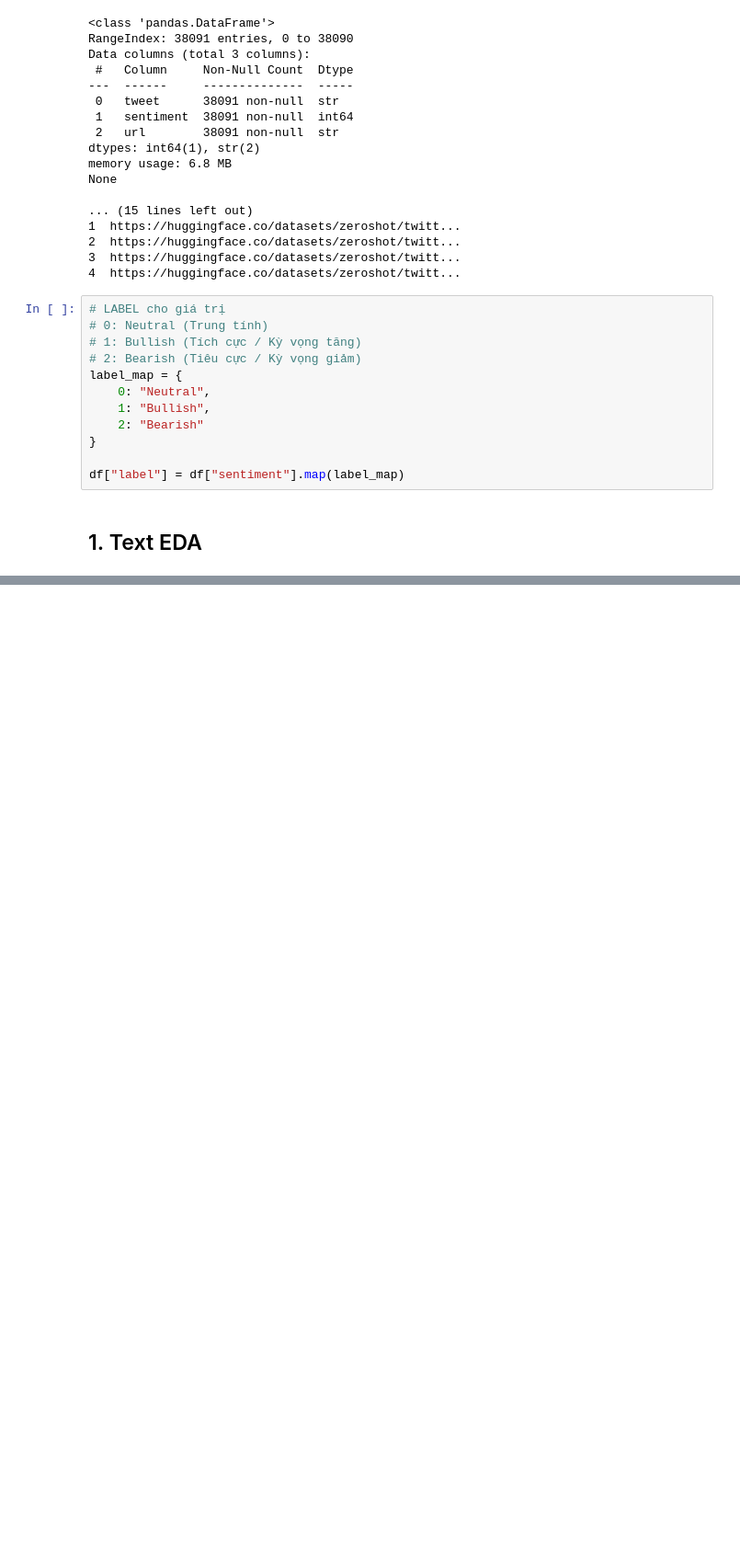
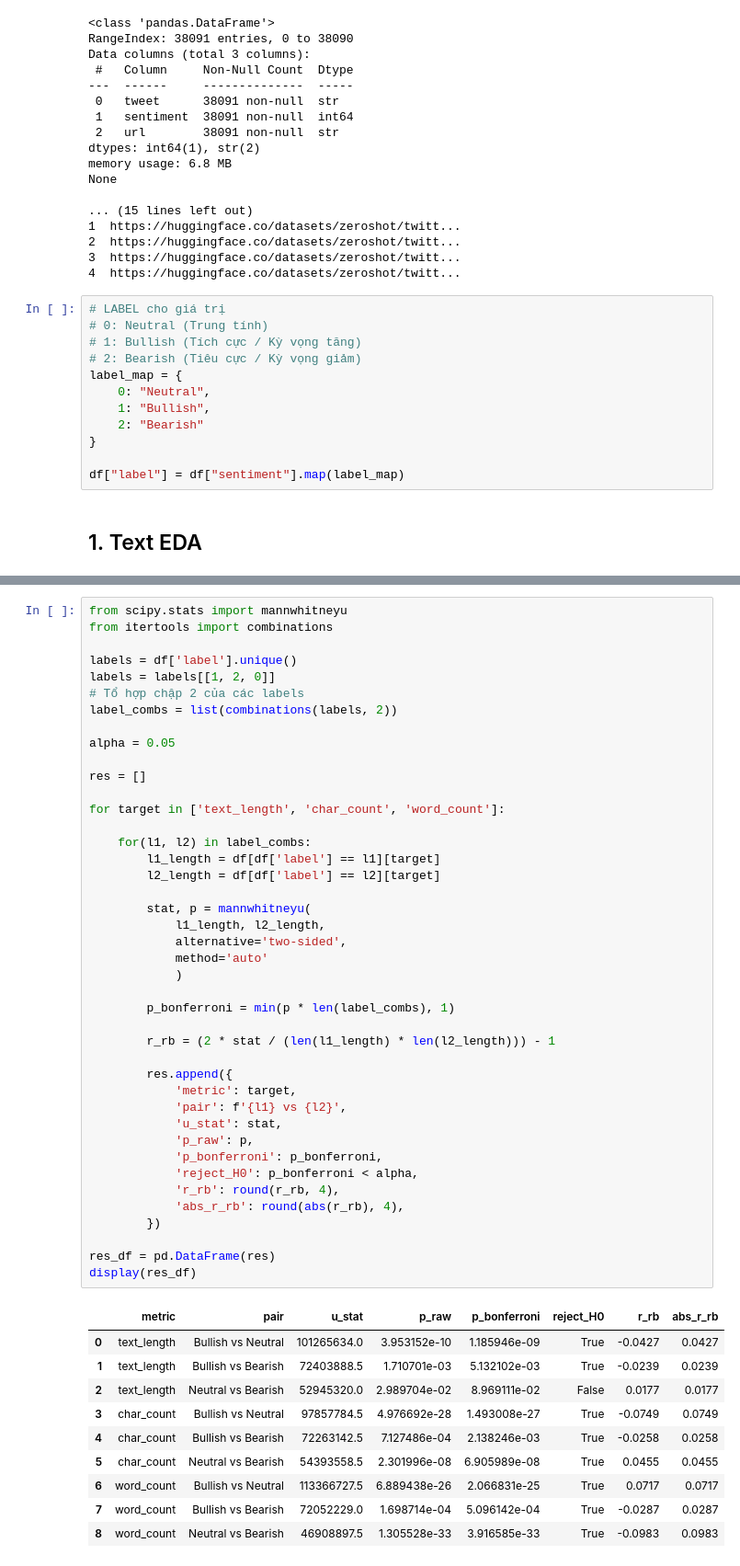
Before and after one commit to Quanbro07/data-mining, a Jupyter notebook: book/06_text_preprocessing.ipynb, the cells around one changed output, grey strips where cells are left out. Shown at 92% size. Saved outputs shown, nothing was run; the diff lists cells and outputs as text; blank space fills up the shorter version.

```diff
--- a/book/06_text_preprocessing.ipynb
+++ b/book/06_text_preprocessing.ipynb
@@ -92,0 +215,53 @@ plot_text_eda(df["tweet"], df['label'])
+# %%
+from scipy.stats import mannwhitneyu
+from itertools import combinations
+
+labels = df['label'].unique()
+labels = labels[[1, 2, 0]]
+# Tổ hợp chập 2 của các labels
+label_combs = list(combinations(labels, 2))
+
+alpha = 0.05
+
+res = []
+
+for target in ['text_length', 'char_count', 'word_count']:
+
+    for(l1, l2) in label_combs:
+        l1_length = df[df['label'] == l1][target]
+        l2_length = df[df['label'] == l2][target]
+
+        stat, p = mannwhitneyu(
+            l1_length, l2_length,
+            alternative='two-sided',
+            method='auto'
+            )
+
+        p_bonferroni = min(p * len(label_combs), 1)
+
+        r_rb = (2 * stat / (len(l1_length) * len(l2_length))) - 1
+
+        res.append({
+            'metric': target,
+            'pair': f'{l1} vs {l2}',
+            'u_stat': stat,
+            'p_raw': p,
+            'p_bonferroni': p_bonferroni,
+            'reject_H0': p_bonferroni < alpha,
+            'r_rb': round(r_rb, 4),
+            'abs_r_rb': round(abs(r_rb), 4),
+        })
+
+res_df = pd.DataFrame(res)
+display(res_df)
+# %% [output]
+|  | metric | pair | u_stat | p_raw | p_bonferroni | reject_H0 | r_rb | abs_r_rb |
+| 0 | text_length | Bullish vs Neutral | 101265634.0 | 3.953152e-10 | 1.185946e-09 | True | -0.0427 | 0.0427 |
+| 1 | text_length | Bullish vs Bearish | 72403888.5 | 1.710701e-03 | 5.132102e-03 | True | -0.0239 | 0.0239 |
+| 2 | text_length | Neutral vs Bearish | 52945320.0 | 2.989704e-02 | 8.969111e-02 | False | 0.0177 | 0.0177 |
+| 3 | char_count | Bullish vs Neutral | 97857784.5 | 4.976692e-28 | 1.493008e-27 | True | -0.0749 | 0.0749 |
+| 4 | char_count | Bullish vs Bearish | 72263142.5 | 7.127486e-04 | 2.138246e-03 | True | -0.0258 | 0.0258 |
+| 5 | char_count | Neutral vs Bearish | 54393558.5 | 2.301996e-08 | 6.905989e-08 | True | 0.0455 | 0.0455 |
+| 6 | word_count | Bullish vs Neutral | 113366727.5 | 6.889438e-26 | 2.066831e-25 | True | 0.0717 | 0.0717 |
+| 7 | word_count | Bullish vs Bearish | 72052229.0 | 1.698714e-04 | 5.096142e-04 | True | -0.0287 | 0.0287 |
+| 8 | word_count | Neutral vs Bearish | 46908897.5 | 1.305528e-33 | 3.916585e-33 | True | -0.0983 | 0.0983 |
```
Also changed, not shown: parts of 6 cells of this notebook, 1 other file.
